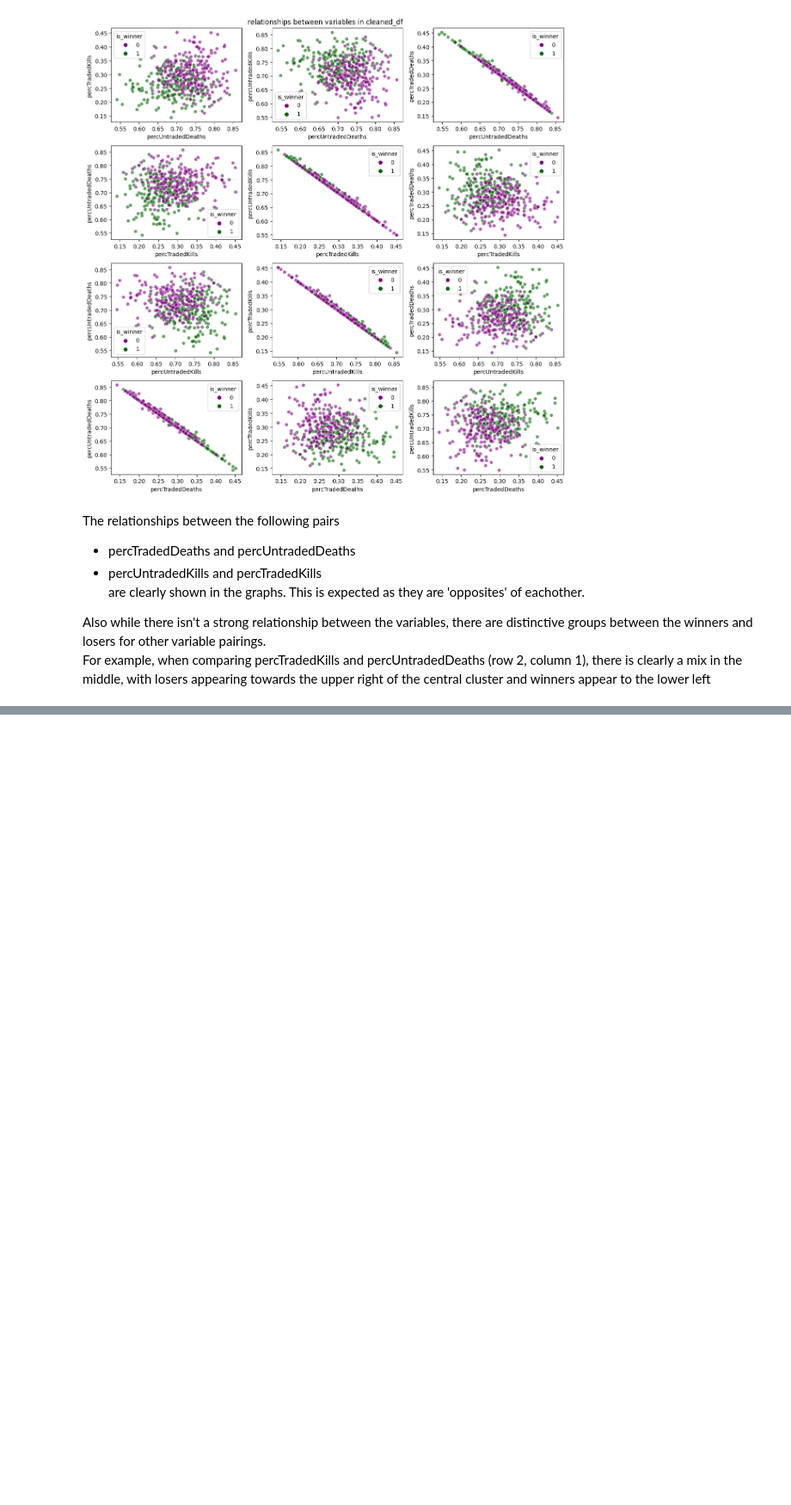
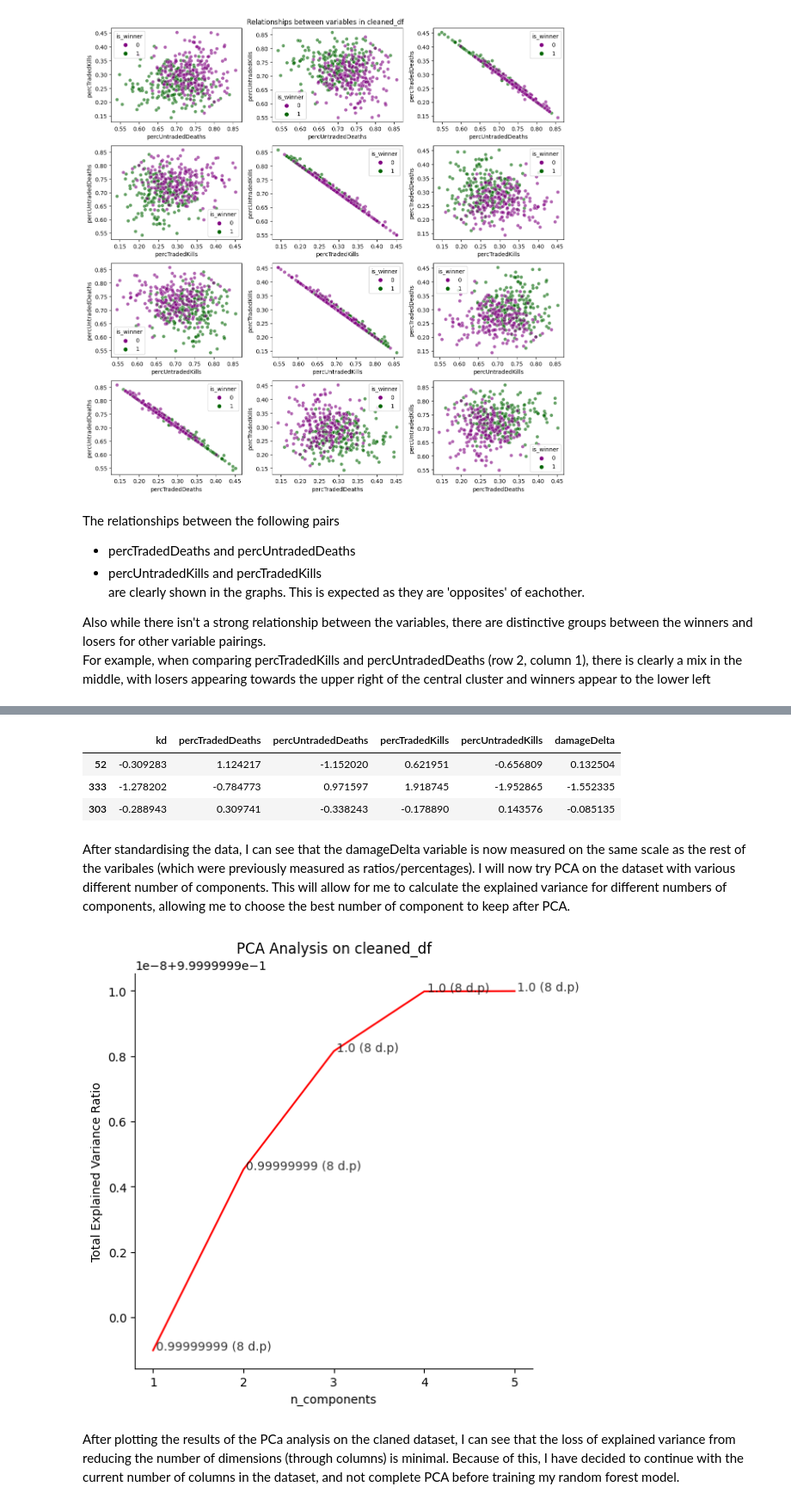
Before and after one commit to charlbbbbb/hardpoint-predict, a Jupyter notebook: main.ipynb, the cells around one changed output, grey strips where cells are left out. Shown at 86% size. Saved outputs shown, nothing was run; the diff lists cells and outputs as text; code cells hidden in the pictures; blank space fills up the shorter version.

Commit message:
second commit - added model

```diff
--- a/main.ipynb
+++ b/main.ipynb
@@ -579,0 +590,50 @@ For example, when comparing percTradedKills and percUntradedDeaths (row 2, colum
+# %%
+# Import Required Libraries
+from sklearn.preprocessing import StandardScaler
+from sklearn.decomposition import PCA
+
+# Split the data into features (y) and labels (X)
+y = cleaned_df["is_winner"]
+X = cleaned_df.copy().drop("is_winner", axis=1)
+
+# Standardise the data (features only)
+standard_df = pd.DataFrame(StandardScaler().fit_transform(X), columns=X.columns)
+standard_df.sample(3)
+# %% [output]
+|  | kd | percTradedDeaths | percUntradedDeaths | percTradedKills | percUntradedKills | damageDelta |
+| 52 | -0.309283 | 1.124217 | -1.152020 | 0.621951 | -0.656809 | 0.132504 |
+| 333 | -1.278202 | -0.784773 | 0.971597 | 1.918745 | -1.952865 | -1.552335 |
+| 303 | -0.288943 | 0.309741 | -0.338243 | -0.178890 | 0.143576 | -0.085135 |
+# %% [markdown]
+After standardising the data, I can see that the damageDelta variable is now measured on the same scale as the rest of the varibales (which were previously measured as ratios/percentages).
+I will now try PCA on the dataset with various different number of components. This will allow for me to calculate the explained variance for different numbers of components, allowing me to choose the best number of component to keep after PCA.
+# %%
+# Creatte two arrays/lists to store results of PCA analysis
+n_components = []
+explained_variance = []
+
+for i in range(1, standard_df.shape[1]):
+    current_pca = PCA(n_components=i)
+    current_pca.fit_transform(X=X)
+    n_components.append(i)
+    explained_variance.append(current_pca.explained_variance_ratio_.sum())
+
+# Plot the results
+fig = plt.figure(figsize=(6, 6))
+ax1 = fig.subplots()
+ax1.plot(n_components, explained_variance, color='red')
+
+# Annotate points on the graph
+for x, y in zip(n_components, explained_variance):
+    plt.text(x+0.03, y, f"{round(y, 8)} (8 d.p)", alpha=0.8)
+ax1.spines[['top', 'right']].set_visible(False)
+ax1.set_xticks(n_components)
+
+# Set labels and title
+ax1.set_xlabel("n_components")
+ax1.set_ylabel("Total Explained Variance Ratio")
+ax1.set_title("PCA Analysis on cleaned_df");
+# %% [output]
+[figure, added]
+# %% [markdown]
+After plotting the results of the PCa analysis on the claned dataset, I can see that the loss of explained variance from reducing the number of dimensions (through columns) is minimal. Because of this, I have decided to continue with the current number of columns in the dataset, and not complete PCA before training my random forest model.
```
Also changed, not shown: parts of 18 cells of this notebook.
